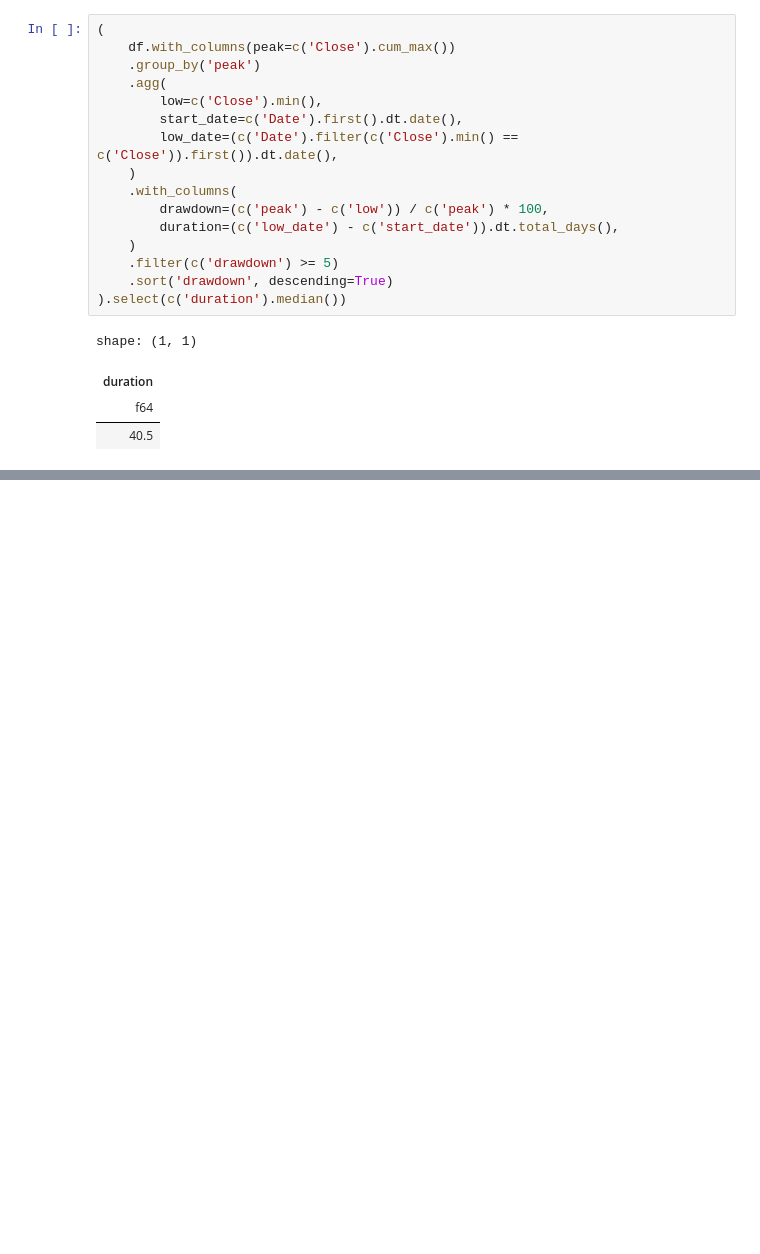
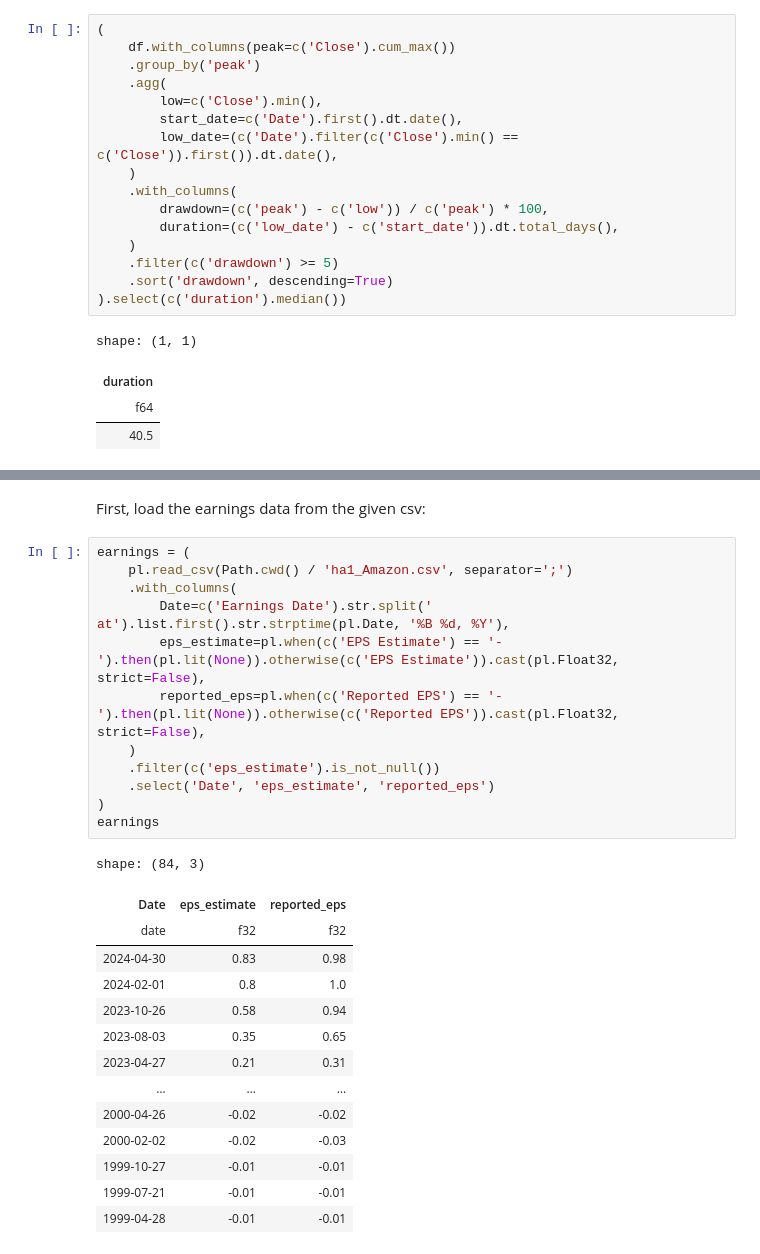
Before and after one commit to shaolang/smaz, a Jupyter notebook: homework1.ipynb, the cells around one changed output, grey strips where cells are left out. Drawn from its saved outputs; the diff is of its cells as text; blank space fills up the shorter version.

```diff
--- a/homework1.ipynb
+++ b/homework1.ipynb
@@ -264,0 +290,29 @@ shape: (1, 1)
+# %% [markdown]
+First, load the earnings data from the given csv:
+# %%
+earnings = (
+    pl.read_csv(Path.cwd() / 'ha1_Amazon.csv', separator=';')
+    .with_columns(
+        Date=c('Earnings Date').str.split(' at').list.first().str.strptime(pl.Date, '%B %d, %Y'),
+        eps_estimate=pl.when(c('EPS Estimate') == '-').then(pl.lit(None)).otherwise(c('EPS Estimate')).cast(pl.Float32, strict=False),
+        reported_eps=pl.when(c('Reported EPS') == '-').then(pl.lit(None)).otherwise(c('Reported EPS')).cast(pl.Float32, strict=False),
+    )
+    .filter(c('eps_estimate').is_not_null())
+    .select('Date', 'eps_estimate', 'reported_eps')
+)
+earnings
+# %% [output]
+shape: (84, 3)
+| Date | eps_estimate | reported_eps |
+| date | f32 | f32 |
+| 2024-04-30 | 0.83 | 0.98 |
+| 2024-02-01 | 0.8 | 1.0 |
+| 2023-10-26 | 0.58 | 0.94 |
+| 2023-08-03 | 0.35 | 0.65 |
+| 2023-04-27 | 0.21 | 0.31 |
+| … | … | … |
+| 2000-04-26 | -0.02 | -0.02 |
+| 2000-02-02 | -0.02 | -0.03 |
+| 1999-10-27 | -0.01 | -0.01 |
+| 1999-07-21 | -0.01 | -0.01 |
+| 1999-04-28 | -0.01 | -0.01 |
```
Also changed, not shown: parts of 10 cells of this notebook.
